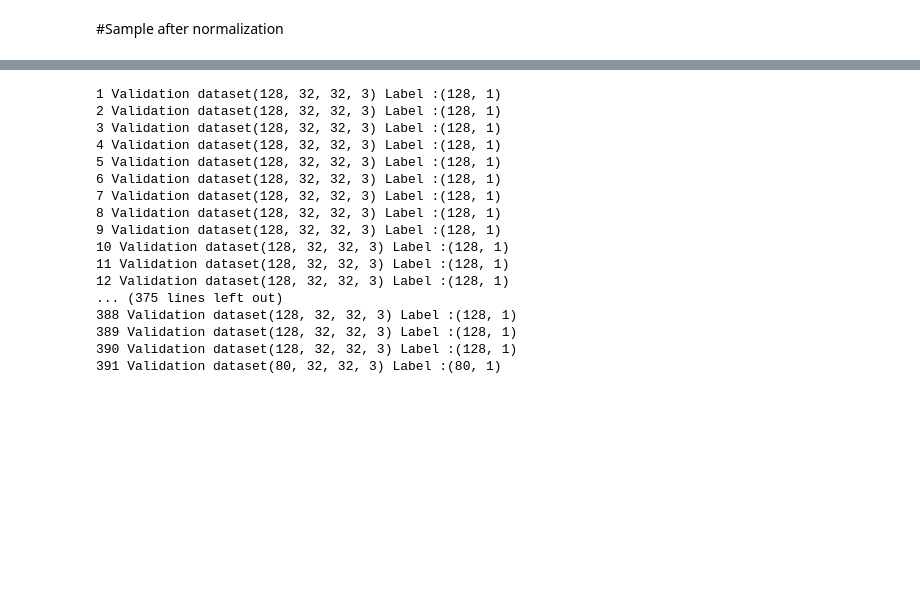
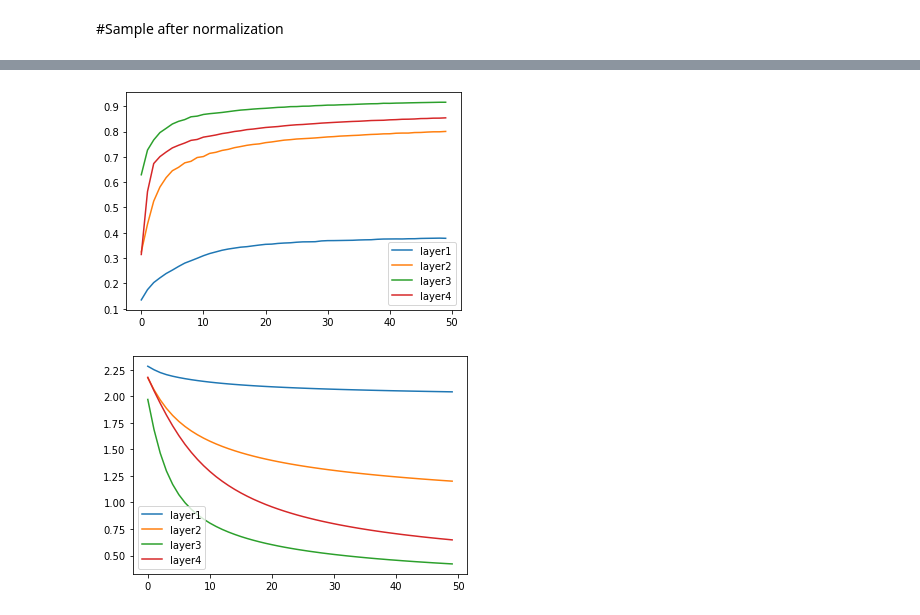
Before and after one commit to appersaravanan/Semeter-2-Assignment-1, a Jupyter notebook: Assignment_2.ipynb, the cells around one changed output, grey strips where cells are left out. Drawn from its saved outputs; the diff is of its cells as text; code cells hidden in the pictures; blank space fills up the shorter version.

```diff
--- a/Assignment_2.ipynb
+++ b/Assignment_2.ipynb
@@ -883,27 +392,28 @@ gen=get_batch_data(128)   ;
-# %%
-count=1
-while True:
-  try:
-        x_batch_2,y_batch_2=next(gen)
-        print( str(count)+ " Validation dataset"+ str(x_batch_2.shape) +" Label :"+ str(y_batch_2.shape) )
-        count+=1
-  except StopIteration:
-     break
-# %% [output]
-1 Validation dataset(128, 32, 32, 3) Label :(128, 1)
-2 Validation dataset(128, 32, 32, 3) Label :(128, 1)
-3 Validation dataset(128, 32, 32, 3) Label :(128, 1)
-4 Validation dataset(128, 32, 32, 3) Label :(128, 1)
-5 Validation dataset(128, 32, 32, 3) Label :(128, 1)
-6 Validation dataset(128, 32, 32, 3) Label :(128, 1)
-7 Validation dataset(128, 32, 32, 3) Label :(128, 1)
-8 Validation dataset(128, 32, 32, 3) Label :(128, 1)
-9 Validation dataset(128, 32, 32, 3) Label :(128, 1)
-10 Validation dataset(128, 32, 32, 3) Label :(128, 1)
-11 Validation dataset(128, 32, 32, 3) Label :(128, 1)
-12 Validation dataset(128, 32, 32, 3) Label :(128, 1)
-... (375 lines left out)
-388 Validation dataset(128, 32, 32, 3) Label :(128, 1)
-389 Validation dataset(128, 32, 32, 3) Label :(128, 1)
-390 Validation dataset(128, 32, 32, 3) Label :(128, 1)
-391 Validation dataset(80, 32, 32, 3) Label :(80, 1)
+# %%
+from matplotlib import pyplot
+
+pyplot.plot(history_tranining_arr[0]['val_accuracy'] ,label='layer1')
+pyplot.plot(history_tranining_arr[1]['val_accuracy'] ,label='layer2')
+pyplot.plot(history_tranining_arr[2]['val_accuracy'] ,label='layer3')
+
+pyplot.plot(history_tranining_arr[3]['val_accuracy'],label='layer4')
+
+# pyplot.plot(history_tranining_arr[5]['accuracy'],label='layer6')
+
+pyplot.legend()
+pyplot.show()
+from matplotlib import pyplot
+
+pyplot.plot(history_tranining_arr[0]['val_loss'] ,label='layer1')
+pyplot.plot(history_tranining_arr[1]['val_loss'] ,label='layer2')
+pyplot.plot(history_tranining_arr[2]['val_loss'] ,label='layer3')
+
+pyplot.plot(history_tranining_arr[3]['val_loss'],label='layer4')
+
+# pyplot.plot(history_tranining_arr[5]['accuracy'],label='layer6')
+
+pyplot.legend()
+pyplot.show()
+# %% [output]
+[figure, added]
+[figure, added]
```
Also changed, not shown: parts of 38 cells of this notebook.
